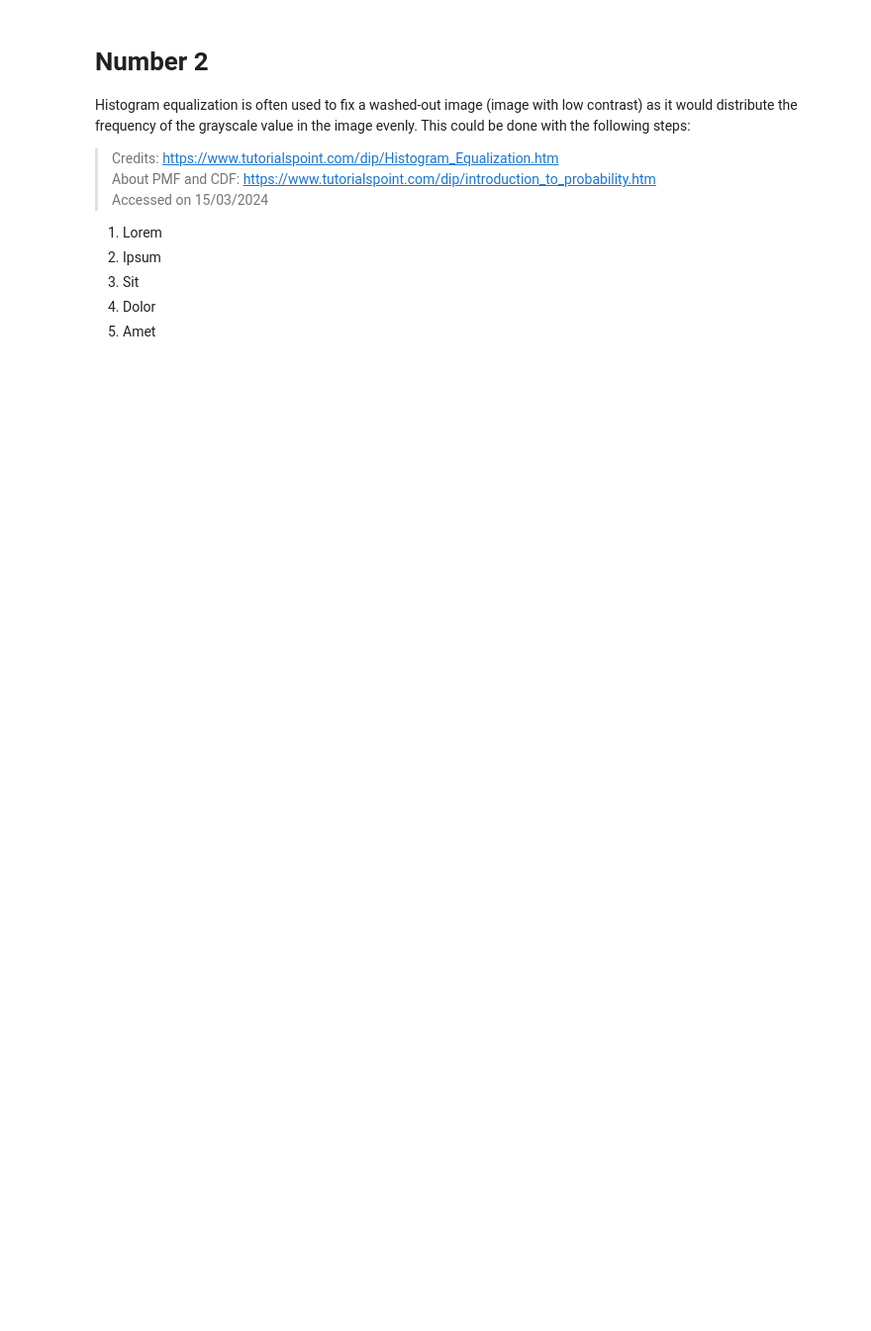
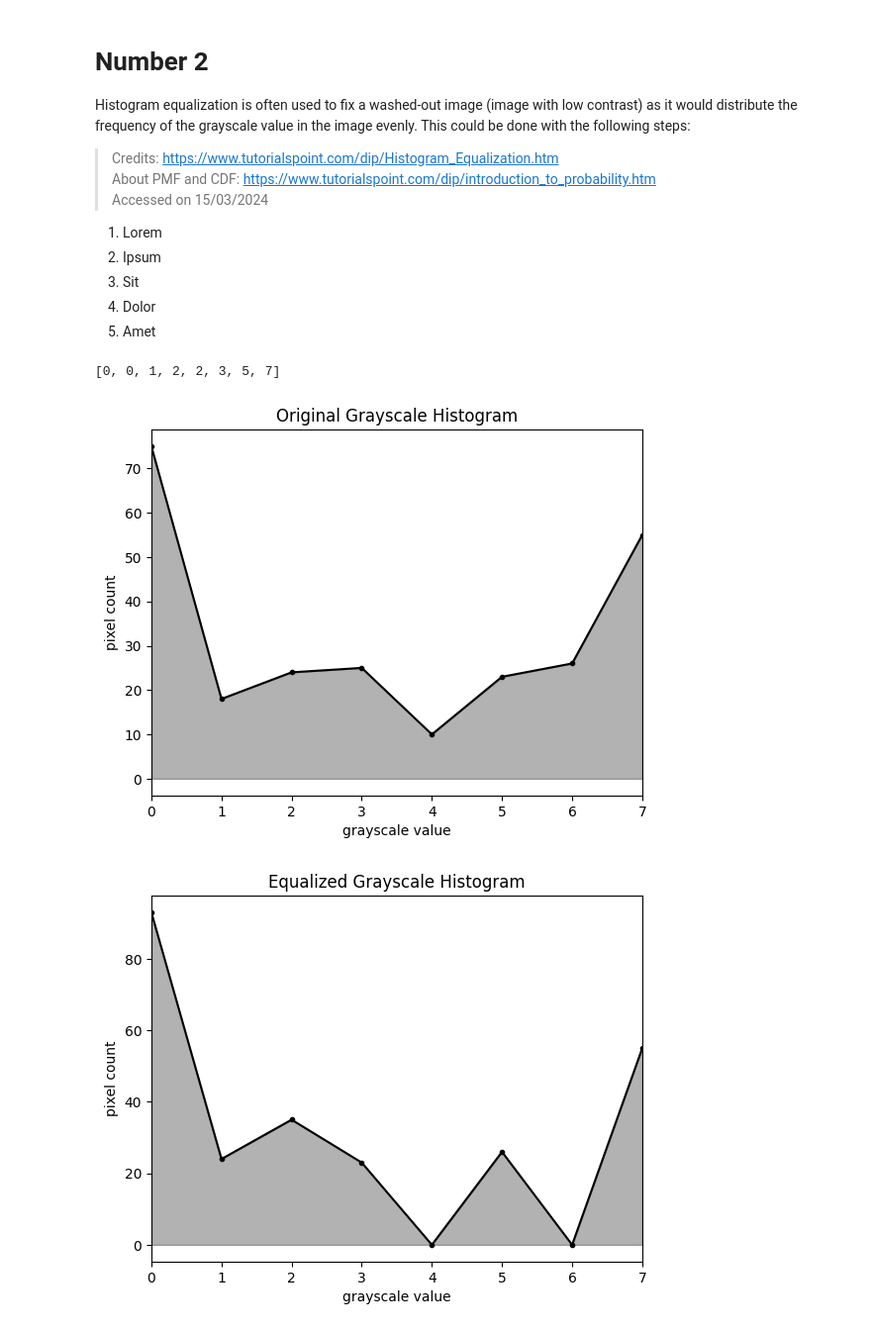
Before and after one commit to solsteace/Kata__image-processing, a Jupyter notebook: act04/1.ipynb, the cells around one changed output. Shown: that part at 99% size. Drawn from its saved outputs; the diff is of its cells as text; code cells hidden in the pictures; blank space fills up the shorter version.

```diff
--- a/act04/1.ipynb
+++ b/act04/1.ipynb
@@ -87,4 +89,46 @@ Histogram equalization is often used to fix a washed-out image (image with low c
 5. Amet
 # %%
 def solveNum2():
-    image = makeHistogram(deepcopy(IMAGE), 4)
+    # Make image with number bins of 8
+    image = deepcopy(IMAGE)
+    for ydx in range(image.shape[0]):
+        for xdx in range(image.shape[1]):
+            image[ydx][xdx] = image[ydx][xdx] // 4
+
+    frequency = [0 for pixValue in range(8)]
+    for ydx in range(IMAGE.shape[0]):
+        for xdx in range(IMAGE.shape[1]):
+            frequency[image[ydx][xdx]] += 1
+
+    # Calculate CDF
+    imageSize = IMAGE.shape[0]*IMAGE.shape[1]
+    PMF = [freq/(imageSize) for freq in frequency]
+    CDF = [sum(PMF[:upBound + 1]) for upBound in range(len(PMF))]
+
+    def myRound(num):
+        upBound = ceil(num) // 1
+        lowBound = floor(num) // 1
+
+        if abs(num - upBound) < (num - lowBound):
+            return upBound
+        return lowBound
+
+    # Multiply each CDF by respective pixel value (if not using scale of 1) to get the lookup table
+    transformedPixelValue = [myRound(CDF[idx]*idx) for idx in range(len(CDF))]
+    print(transformedPixelValue)
+
+    # Apply transformed pixel value
+    newImage = np.empty(IMAGE.shape, dtype=int)
+    for ydx in range(IMAGE.shape[0]):
+        for xdx in range(IMAGE.shape[1]):
+            newImage[ydx][xdx] = transformedPixelValue[image[ydx][xdx]]
+
+    renderHistogram(np.histogram(image, bins=(8), range=(0, 8)), 4, "Original Grayscale Histogram")
+    renderHistogram(np.histogram(newImage, bins=(8), range=(0, 8)), 4, "Equalized Grayscale Histogram")
+    showImage(image); showImage(newImage)
+
+solveNum2()
+# %% [output]
+[0, 0, 1, 2, 2, 3, 5, 7]
+[figure, added]
+[figure, added]
```
Also changed, not shown: parts of 3 cells of this notebook.
